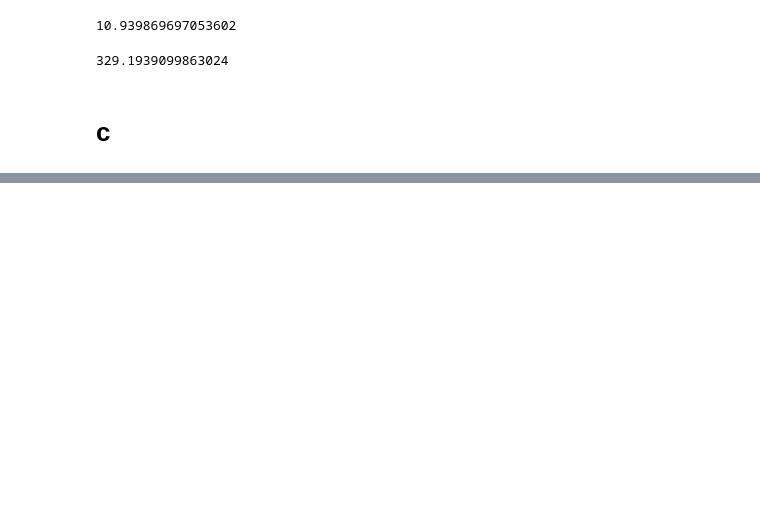
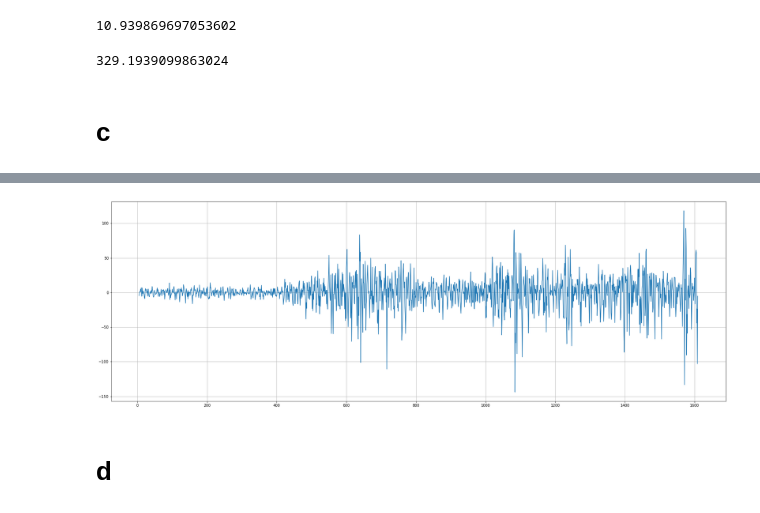
Before and after one commit to weiweiECNU/QBUS, a Jupyter notebook: qbus6840_19_2/assignment1/assignment1.ipynb, the cells around one changed output, grey strips where cells are left out. Saved outputs shown, nothing was run; the diff lists cells and outputs as text; code cells hidden in the pictures; blank space fills up the shorter version.

```diff
--- a/qbus6840_19_2/assignment1/assignment1.ipynb
+++ b/qbus6840_19_2/assignment1/assignment1.ipynb
@@ -163,0 +194,6 @@ rmse(data[-100:], drift[-100:])
+# %%
+plot_close([data-data_4])
+# %% [output]
+[figure, added]
+# %% [markdown]
+# d
```
Also changed, not shown: parts of 17 cells of this notebook.
